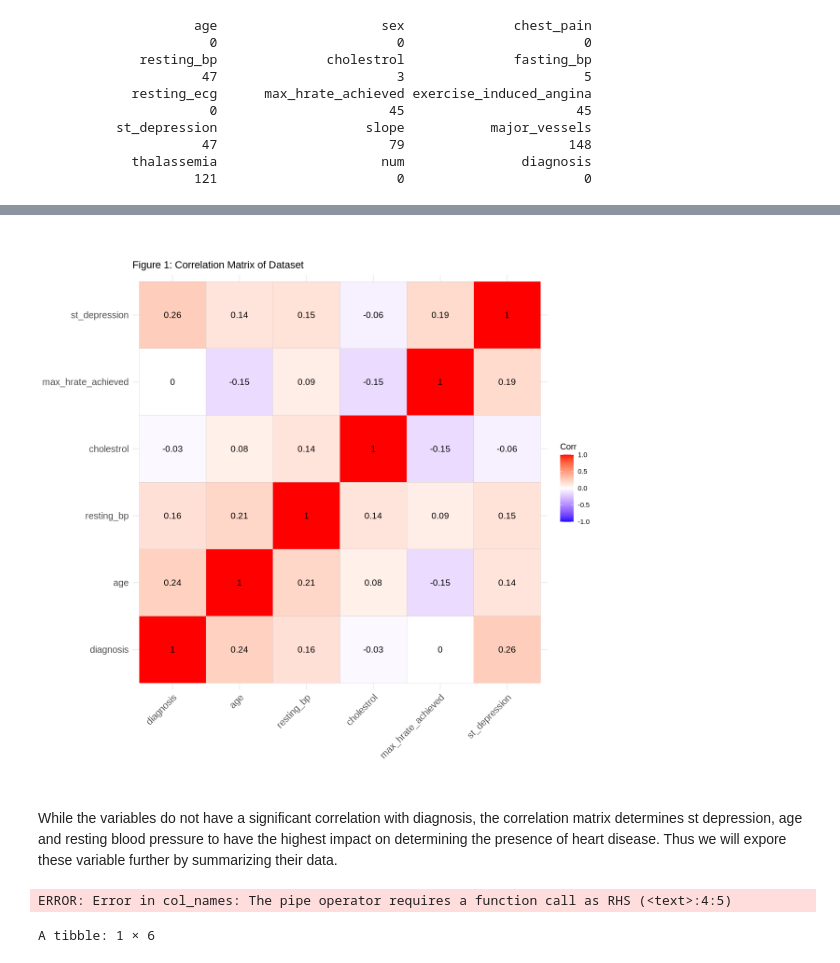
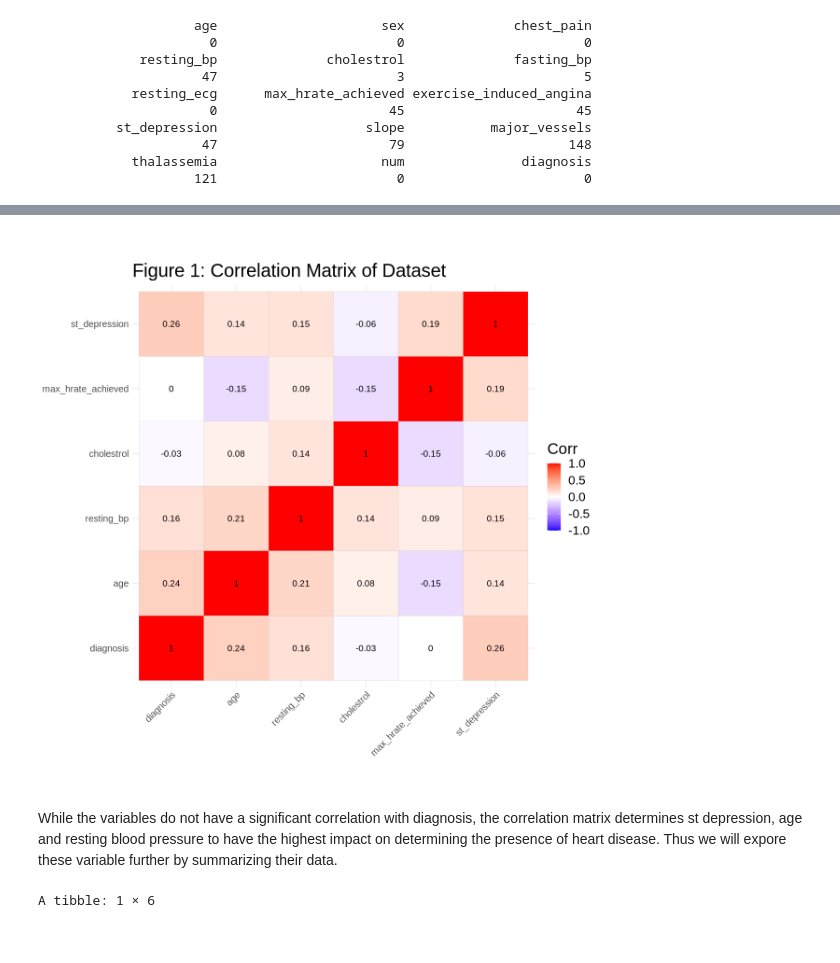
Before and after one commit to Majordingus2/group12-dsci-project, a Jupyter notebook: Group Proposal.ipynb, the cells around one changed output, grey strips where cells are left out. Saved outputs shown, nothing was run; the diff lists cells and outputs as text; code cells hidden in the pictures.

Commit message:
made visualizations

```diff
--- a/Group Proposal.ipynb
+++ b/Group Proposal.ipynb
@@ -228,29 +204,26 @@ A tibble: 64 × 13
 # %%
 #making a correlation matrix of data using cor()
 options(repr.plot.width = 10, repr.plot.height = 10)
 correlation_matrix <- cor(va_train_select_num_noNA)
 
 #creating a plot of the results
 ggcorrplot(correlation_matrix, lab = TRUE) +
-    labs(title = "Figure 1: Correlation Matrix of Dataset")
+    labs(title = "Figure 1: Correlation Matrix of Dataset") +
+    theme(text = element_text(size = 20))
 # %% [output]
-[figure, old version]
+[figure, new version]
 # %% [markdown]
 While the variables do not have a significant correlation with diagnosis, the correlation matrix determines st depression, age and resting blood pressure to have the highest impact on determining the presence of heart disease. Thus we will expore these variable further by summarizing their data.
 # %%
 #selecting the 3 vairables with the highest correlation to heart disease as determined by correlation matrix
 #renamed columns to increase clarity
-va_heart_data_top_3 <-select(va_train_select_num_noNA, "st_depression","age", "resting_bp")
+va_heart_data_top_3 <-select(va_train_select_num_noNA, "diagnosis", "st_depression","age", "resting_bp")
 
-
-col_names = c("ST Depression", "Age", "Resting Blood Pressure")
 
 
 #creating a table which summarizes the values of the variables
-va_heart_data_top_3_summary <- as.data.frame(apply(va_heart_data_top_3, 2, summary))
-va_heart_data_top_3_summary
+# va_heart_data_top_3_summary <- apply(va_heart_data_top_3, 2, summary)
+# va_heart_data_top_3_summary
-# %% [output]
-ERROR: Error in col_names: The pipe operator requires a function call as RHS (<text>:4:5)
 # %%
 #calculate the means for all our numeric predictors
 
```
Also changed, not shown: parts of 6 cells of this notebook.
